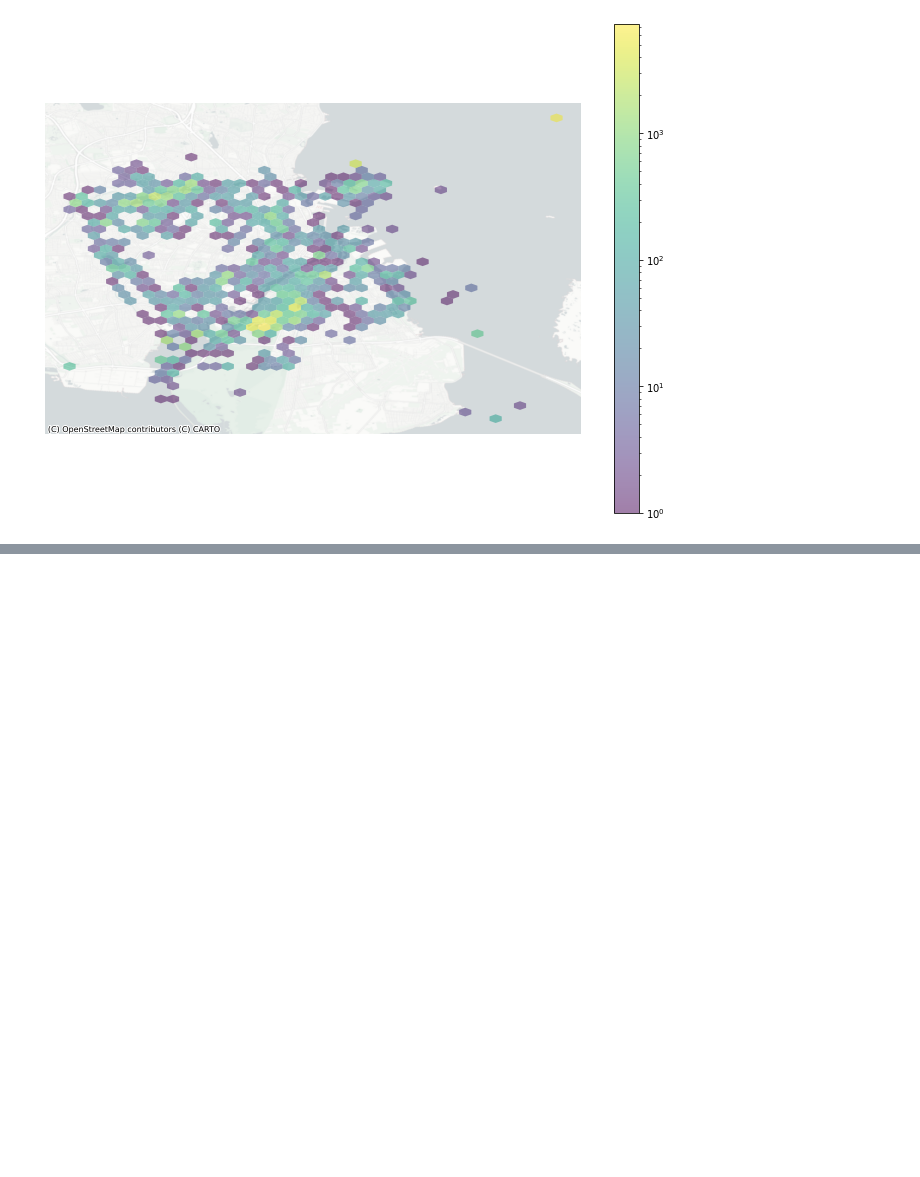
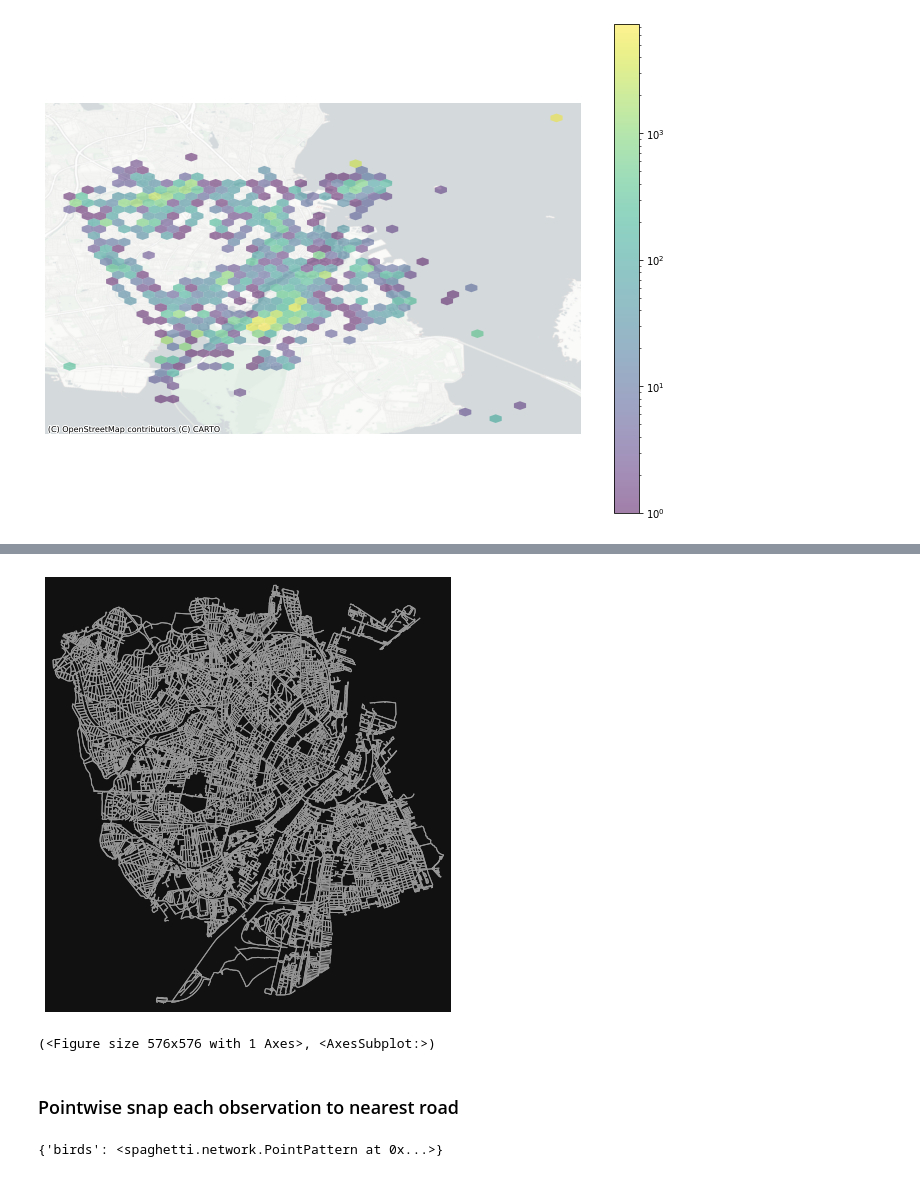
Before and after one commit to Marcus-Friis/geospatial-exam, a Jupyter notebook: notebooks/birds.ipynb, the cells around one changed output, grey strips where cells are left out. Saved outputs shown, nothing was run; the diff lists cells and outputs as text; code cells hidden in the pictures; blank space fills up the shorter version.

```diff
--- a/notebooks/birds.ipynb
+++ b/notebooks/birds.ipynb
@@ -64,0 +141,8 @@ ax.set_axis_off()
+# %%
+geocodes = ['Københavns Kommune', 'Frederiksberg Kommune']
+G = ox.graph_from_place(geocodes, network_type='bike')
+# %%
+ox.plot_graph(G, node_size=0)
+# %% [output]
+[figure, added]
+(<Figure size 576x576 with 1 Axes>, <AxesSubplot:>)
@@ -64,0 +160,2 @@ ax.set_axis_off()
+# %% [markdown]
+### Pointwise snap each observation to nearest road
@@ -64,0 +164,5 @@ ax.set_axis_off()
+# %%
+ntw.snapobservations(sample, 'birds', attribute=True)
+ntw.pointpatterns
+# %% [output]
+{'birds': <spaghetti.network.PointPattern at 0x...>}
```
Also changed, not shown: parts of 19 cells of this notebook, 11 other files.
